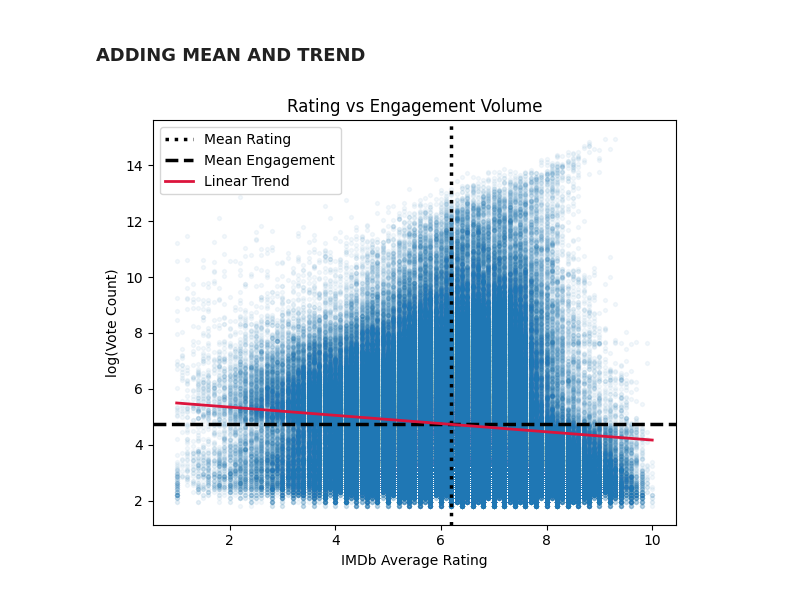
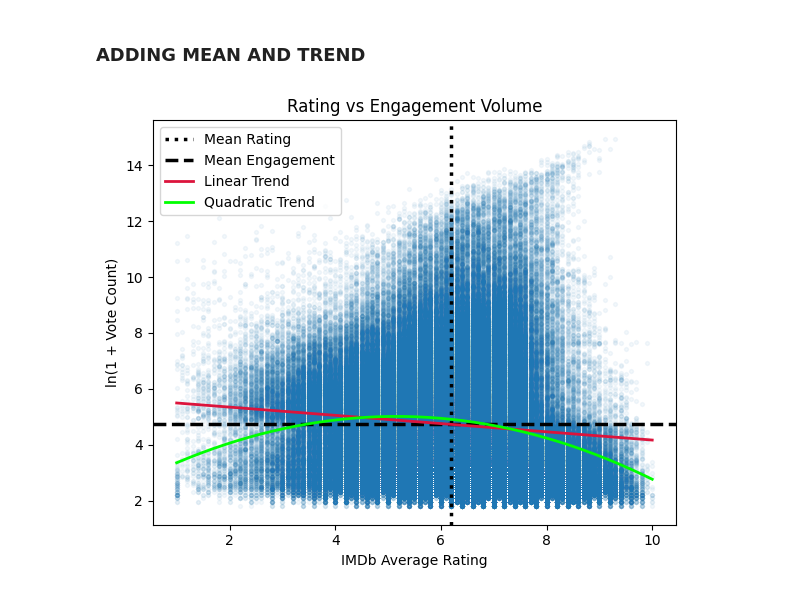
Before and after one commit to janmcconnellCityU/DS687_CAPSTONE, a Jupyter notebook: scripts/06_data_analysis.ipynb, the cells around one changed output. Drawn from its saved outputs; the diff is of its cells as text; code cells hidden in the pictures.

Commit message:
updating plot

```diff
--- a/scripts/06_data_analysis.ipynb
+++ b/scripts/06_data_analysis.ipynb
@@ -1368,32 +1368,42 @@ plt.axhline(mean_log_votes, color="black", linestyle="--", linewidth=2.5, label=
 ##########
 # Step 5: Fit and plot linear trend line
 #
 # A simple least-squares regression line is fitted using NumPy.
 # This line summarizes the overall directional relationship
 # between rating and engagement volume.
 ##########
 
 x = df_personnel["averageRating"]
 y = df_personnel["log_votes"]
 
 m, b = np.polyfit(x, y, 1)
 
 x_line = np.linspace(x.min(), x.max(), 100)
 y_line = m * x_line + b
 
 plt.plot(x_line, y_line, color="crimson", linewidth=2, label="Linear Trend")
 
 ##########
+# Step 5b: Fit and plot quadratic (non-linear) trend
+##########
+
+coeffs = np.polyfit(x, y, 2)  # quadratic fit
+x_curve = np.linspace(x.min(), x.max(), 200)
+y_curve = coeffs[0]*x_curve**2 + coeffs[1]*x_curve + coeffs[2]
+
+plt.plot(x_curve, y_curve, color="lime", linewidth=2, label="Quadratic Trend")
+
+##########
 # Step 6: Final plot formatting
 ##########
 
 plt.xlabel("IMDb Average Rating")
-plt.ylabel("log(Vote Count)")
+plt.ylabel("ln(1 + Vote Count)")
 plt.title("Rating vs Engagement Volume")
 
 plt.legend(loc="upper left")
 
 plt.tight_layout()
 plt.show()
 # %% [output]
-[figure, old version]
+[figure, new version]
```
Also changed, not shown: parts of 2 cells of this notebook.
